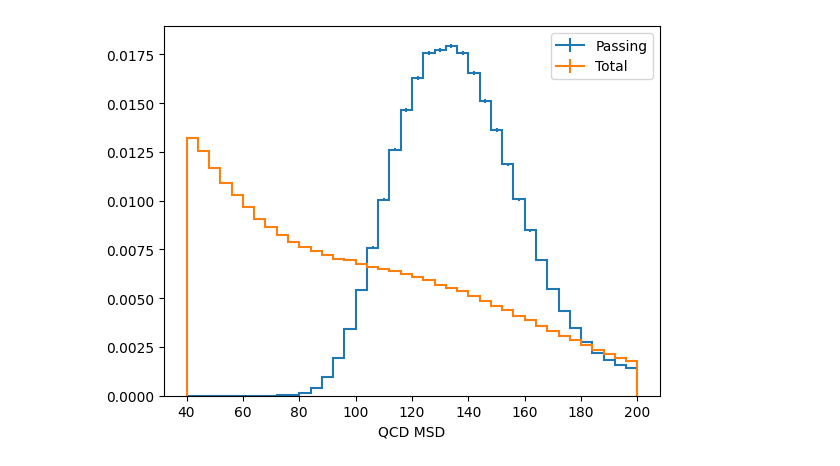
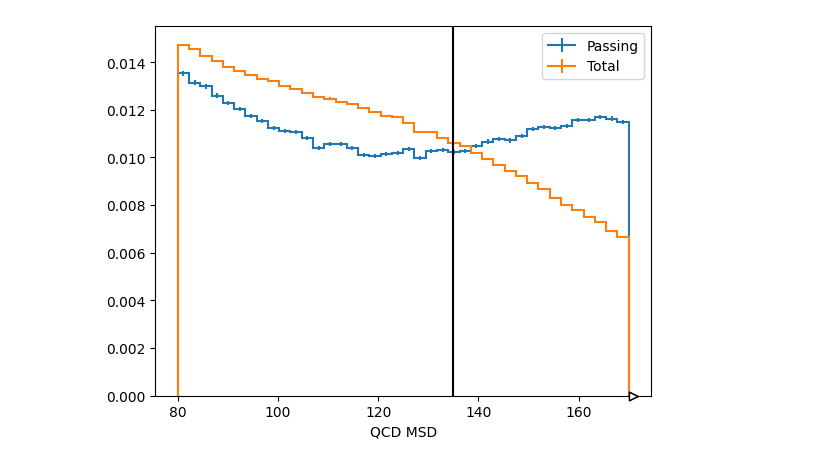
Before and after one commit to cmoore24-24/hgg, a Jupyter notebook: ml/ml_processor_work/ecf_project/combinations/model_check.ipynb, the cells around one changed output. Cells and saved outputs as stored; diff of their text form; code cells hidden in the pictures.

```diff
--- a/ml/ml_processor_work/ecf_project/combinations/model_check.ipynb
+++ b/ml/ml_processor_work/ecf_project/combinations/model_check.ipynb
@@ -254,12 +269,12 @@ cut
 # %%
 mask = ~((qcd_scores > cut))
 qcd_cut_msd = qcd_train.msoftdrop[mask]
-qcd_fail_hist = hist.Hist.new.Reg(40, 40, 200, name='msd', label='QCD MSD').Weight()
+qcd_fail_hist = hist.Hist.new.Reg(40, 80, 170, name='msd', label='QCD MSD').Weight()
 qcd_fail_hist.fill(msd=qcd_cut_msd);
 # %%
 mask = ((qcd_scores > cut))
 qcd_cut_msd = qcd_train.msoftdrop[mask]
-qcd_pass_hist = hist.Hist.new.Reg(40, 40, 200, name='msd', label='QCD MSD').Weight()
+qcd_pass_hist = hist.Hist.new.Reg(40, 80, 170, name='msd', label='QCD MSD').Weight()
 qcd_pass_hist.fill(msd=qcd_cut_msd);
 # %%
 with open('../../jsons/subregion_event_totals.json', 'r') as f:
@@ -275,8 +290,9 @@ total_qcd_hist = qcd_pass_hist + qcd_fail_hist
 # %%
 qcd_pass_hist.plot1d(density=True, label='Passing')
 #qcd_fail_hist.plot1d(density=True, label='Failing')
 total_qcd_hist.plot1d(density=True, label='Total')
+plt.axvline(135, color='black')
 plt.legend()
 plt.show()
 # %% [output]
-[figure, old version]
+[figure, new version]
```
Also changed, not shown: parts of 37 cells of this notebook, 13 other files.
